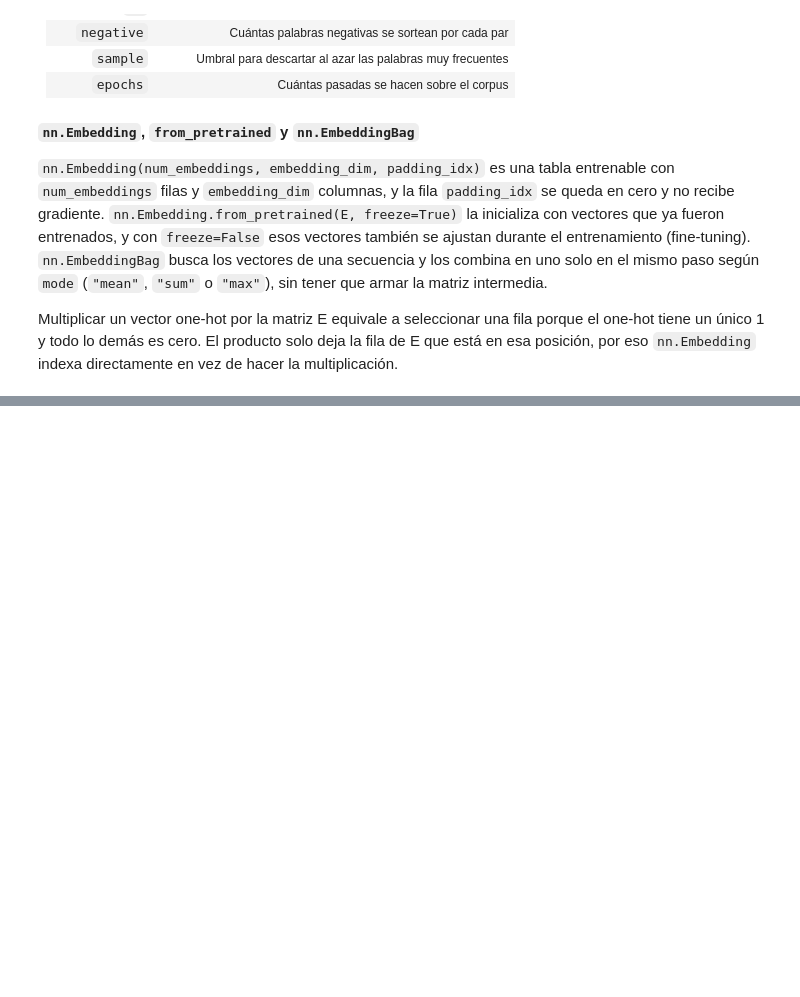
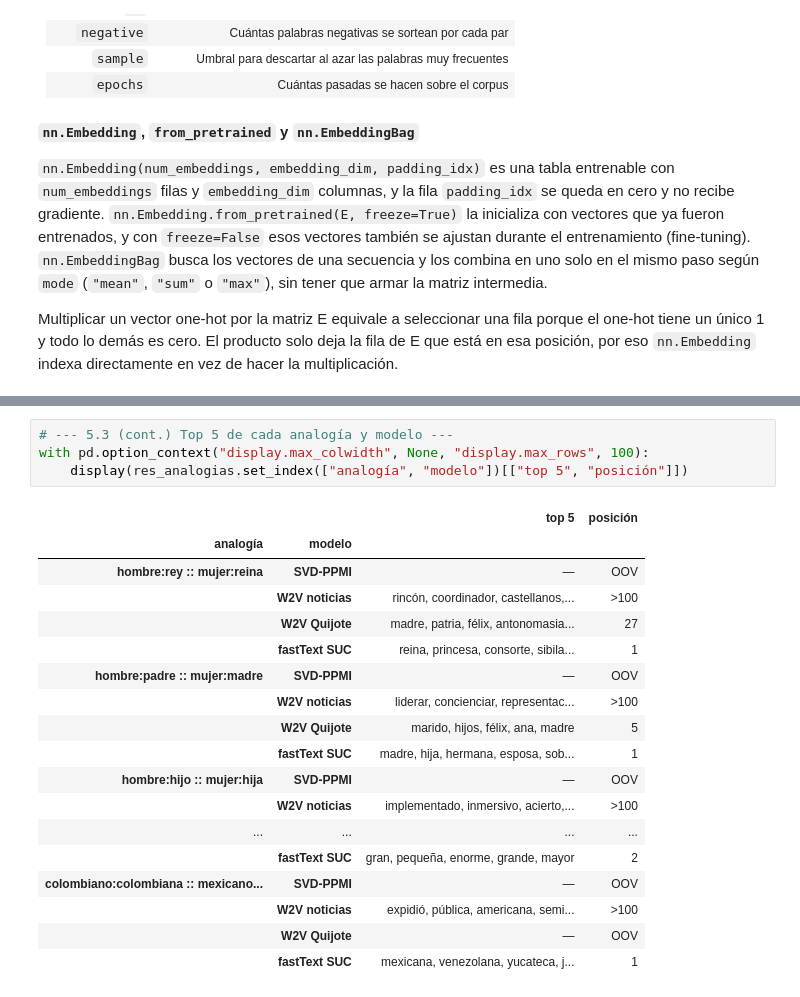
Before and after one commit to MrCifristo/NaturalLanguageProcessing, a Jupyter notebook: lab9-nlp/lab9.ipynb, the cells around one changed output, grey strips where cells are left out. Drawn from its saved outputs; the diff is of its cells as text; blank space fills up the shorter version.

```diff
--- a/lab9-nlp/lab9.ipynb
+++ b/lab9-nlp/lab9.ipynb
@@ -543,0 +867,23 @@ Multiplicar un vector one-hot por la matriz E equivale a seleccionar una fila po
+# %%
+# --- 5.3 (cont.) Top 5 de cada analogía y modelo ---
+with pd.option_context("display.max_colwidth", None, "display.max_rows", 100):
+    display(res_analogias.set_index(["analogía", "modelo"])[["top 5", "posición"]])
+# %% [output]
+|  |  | top 5 | posición |
+| analogía | modelo |  |  |
+| hombre:rey :: mujer:reina | SVD-PPMI | — | OOV |
+|  | W2V noticias | rincón, coordinador, castellanos,... | >100 |
+|  | W2V Quijote | madre, patria, félix, antonomasia... | 27 |
+|  | fastText SUC | reina, princesa, consorte, sibila... | 1 |
+| hombre:padre :: mujer:madre | SVD-PPMI | — | OOV |
+|  | W2V noticias | liderar, concienciar, representac... | >100 |
+|  | W2V Quijote | marido, hijos, félix, ana, madre | 5 |
+|  | fastText SUC | madre, hija, hermana, esposa, sob... | 1 |
+| hombre:hijo :: mujer:hija | SVD-PPMI | — | OOV |
+|  | W2V noticias | implementado, inmersivo, acierto,... | >100 |
+| ... | ... | ... | ... |
+|  | fastText SUC | gran, pequeña, enorme, grande, mayor | 2 |
+| colombiano:colombiana :: mexicano... | SVD-PPMI | — | OOV |
+|  | W2V noticias | expidió, pública, americana, semi... | >100 |
+|  | W2V Quijote | — | OOV |
+|  | fastText SUC | mexicana, venezolana, yucateca, j... | 1 |
```
Also changed, not shown: parts of 29 cells of this notebook, 6 other files.
